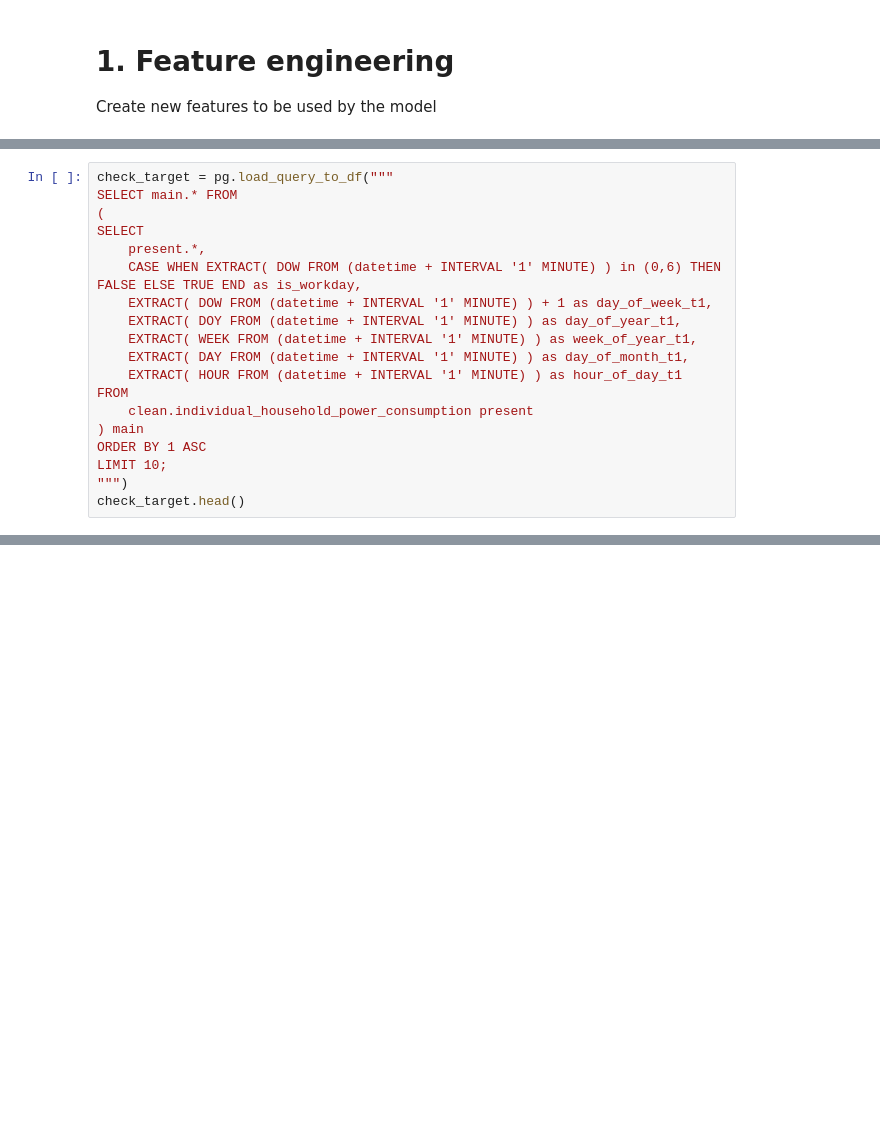
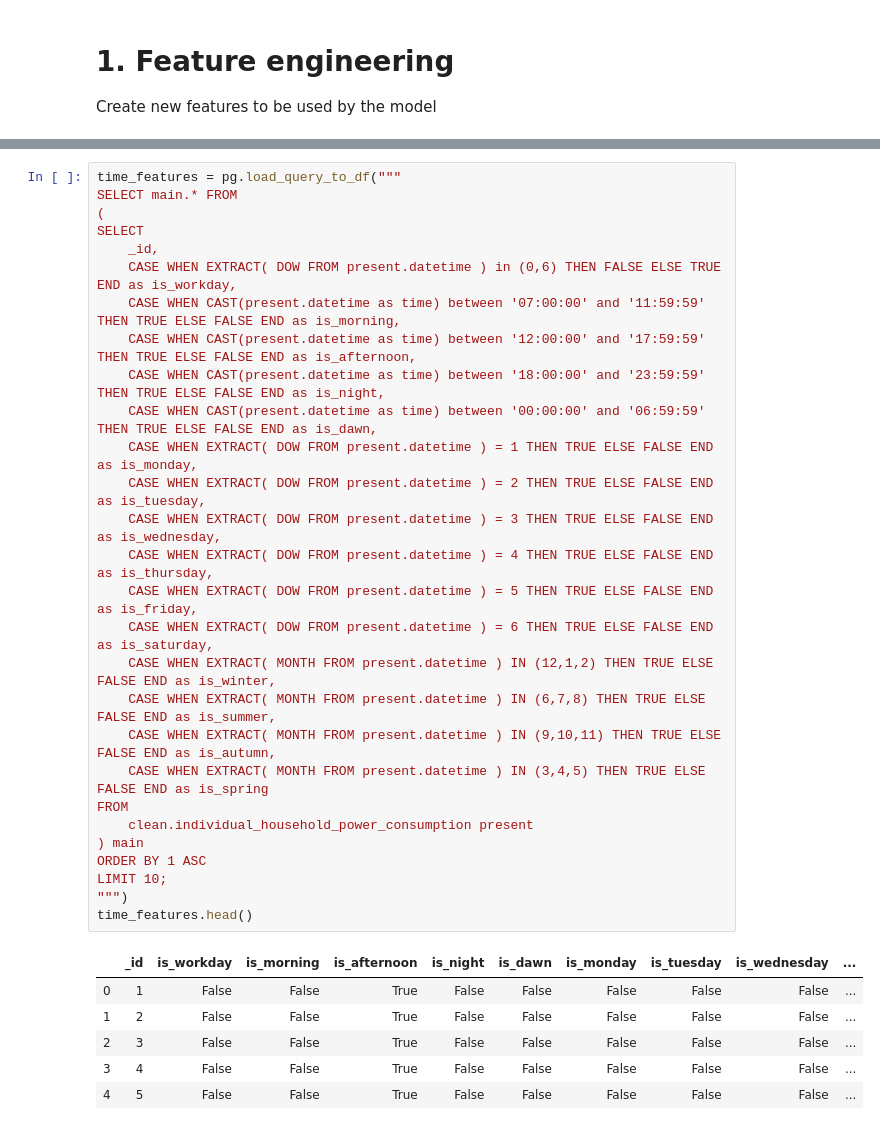
Before and after one commit to rodra-go/paje, a Jupyter notebook: ipynb/20191009-2-IHPC_Feature_engineering.ipynb, the cells around one changed output, grey strips where cells are left out. Cells and saved outputs as stored; diff of their text form; blank space fills up the shorter version.

Commit message:
20191009-2 - Add time features

```diff
--- a/ipynb/20191009-2-IHPC_Feature_engineering.ipynb
+++ b/ipynb/20191009-2-IHPC_Feature_engineering.ipynb
@@ -69,19 +58,0 @@ Feature | Type | Description
-# %%
-check_target = pg.load_query_to_df("""
-SELECT main.* FROM
-(
-SELECT
-    present.*,
-    CASE WHEN EXTRACT( DOW FROM (datetime + INTERVAL '1' MINUTE) ) in (0,6) THEN FALSE ELSE TRUE END as is_workday,
-    EXTRACT( DOW FROM (datetime + INTERVAL '1' MINUTE) ) + 1 as day_of_week_t1,
-    EXTRACT( DOY FROM (datetime + INTERVAL '1' MINUTE) ) as day_of_year_t1,
-    EXTRACT( WEEK FROM (datetime + INTERVAL '1' MINUTE) ) as week_of_year_t1,
-    EXTRACT( DAY FROM (datetime + INTERVAL '1' MINUTE) ) as day_of_month_t1,
-    EXTRACT( HOUR FROM (datetime + INTERVAL '1' MINUTE) ) as hour_of_day_t1
-FROM
-    clean.individual_household_power_consumption present
-) main
-ORDER BY 1 ASC
-LIMIT 10;
-""")
-check_target.head()
@@ -94,0 +59,35 @@ check_target.head()
+# %%
+time_features = pg.load_query_to_df("""
+SELECT main.* FROM
+(
+SELECT
+    _id,
+    CASE WHEN EXTRACT( DOW FROM present.datetime ) in (0,6) THEN FALSE ELSE TRUE END as is_workday,
+    CASE WHEN CAST(present.datetime as time) between '07:00:00' and '11:59:59' THEN TRUE ELSE FALSE END as is_morning,
+    CASE WHEN CAST(present.datetime as time) between '12:00:00' and '17:59:59' THEN TRUE ELSE FALSE END as is_afternoon,
+    CASE WHEN CAST(present.datetime as time) between '18:00:00' and '23:59:59' THEN TRUE ELSE FALSE END as is_night,
+    CASE WHEN CAST(present.datetime as time) between '00:00:00' and '06:59:59' THEN TRUE ELSE FALSE END as is_dawn,
+    CASE WHEN EXTRACT( DOW FROM present.datetime ) = 1 THEN TRUE ELSE FALSE END as is_monday,
+    CASE WHEN EXTRACT( DOW FROM present.datetime ) = 2 THEN TRUE ELSE FALSE END as is_tuesday,
+    CASE WHEN EXTRACT( DOW FROM present.datetime ) = 3 THEN TRUE ELSE FALSE END as is_wednesday,
+    CASE WHEN EXTRACT( DOW FROM present.datetime ) = 4 THEN TRUE ELSE FALSE END as is_thursday,
+    CASE WHEN EXTRACT( DOW FROM present.datetime ) = 5 THEN TRUE ELSE FALSE END as is_friday,
+    CASE WHEN EXTRACT( DOW FROM present.datetime ) = 6 THEN TRUE ELSE FALSE END as is_saturday,
+    CASE WHEN EXTRACT( MONTH FROM present.datetime ) IN (12,1,2) THEN TRUE ELSE FALSE END as is_winter,
+    CASE WHEN EXTRACT( MONTH FROM present.datetime ) IN (6,7,8) THEN TRUE ELSE FALSE END as is_summer,
+    CASE WHEN EXTRACT( MONTH FROM present.datetime ) IN (9,10,11) THEN TRUE ELSE FALSE END as is_autumn,
+    CASE WHEN EXTRACT( MONTH FROM present.datetime ) IN (3,4,5) THEN TRUE ELSE FALSE END as is_spring
+FROM
+    clean.individual_household_power_consumption present
+) main
+ORDER BY 1 ASC
+LIMIT 10;
+""")
+time_features.head()
+# %% [output]
+|  | _id | is_workday | is_morning | is_afternoon | is_night | is_dawn | is_monday | is_tuesday | is_wednesday | ... |
+| 0 | 1 | False | False | True | False | False | False | False | False | ... |
+| 1 | 2 | False | False | True | False | False | False | False | False | ... |
+| 2 | 3 | False | False | True | False | False | False | False | False | ... |
+| 3 | 4 | False | False | True | False | False | False | False | False | ... |
+| 4 | 5 | False | False | True | False | False | False | False | False | ... |
```
Also changed, not shown: parts of 11 cells of this notebook, 1 other file.
